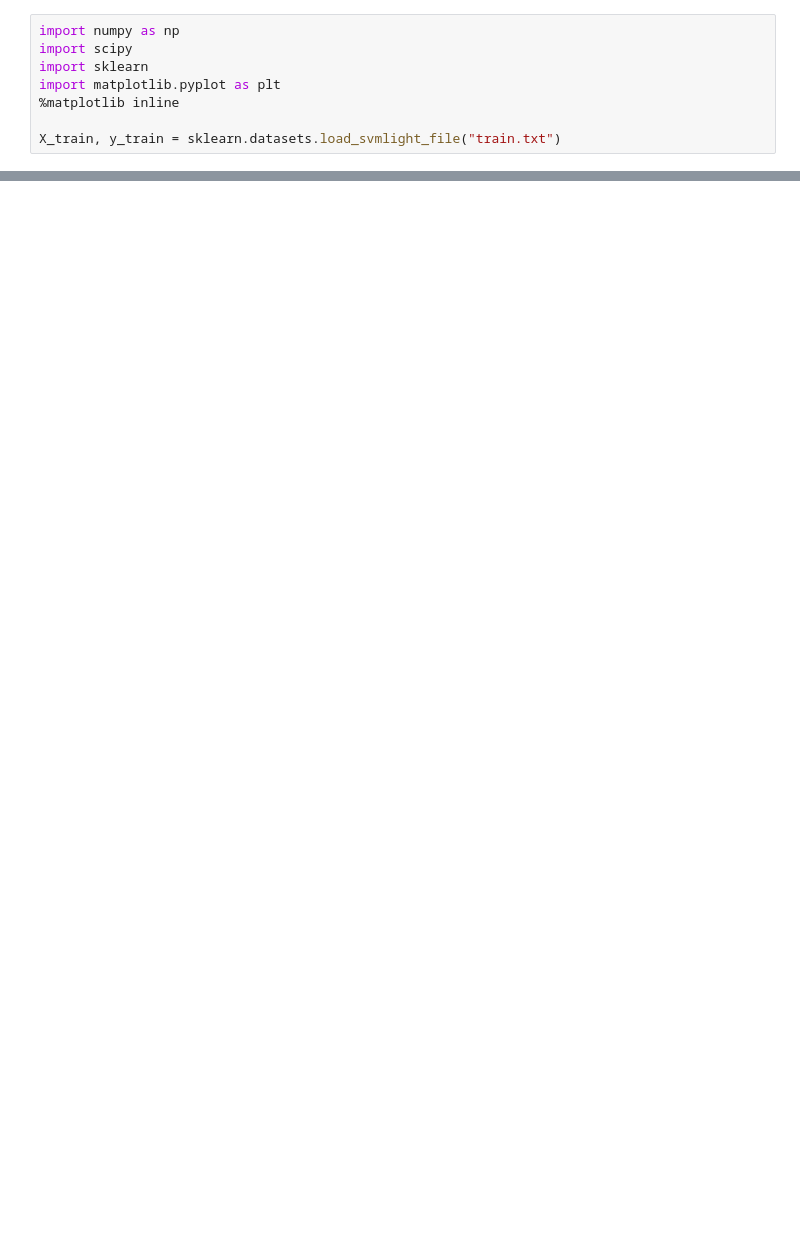
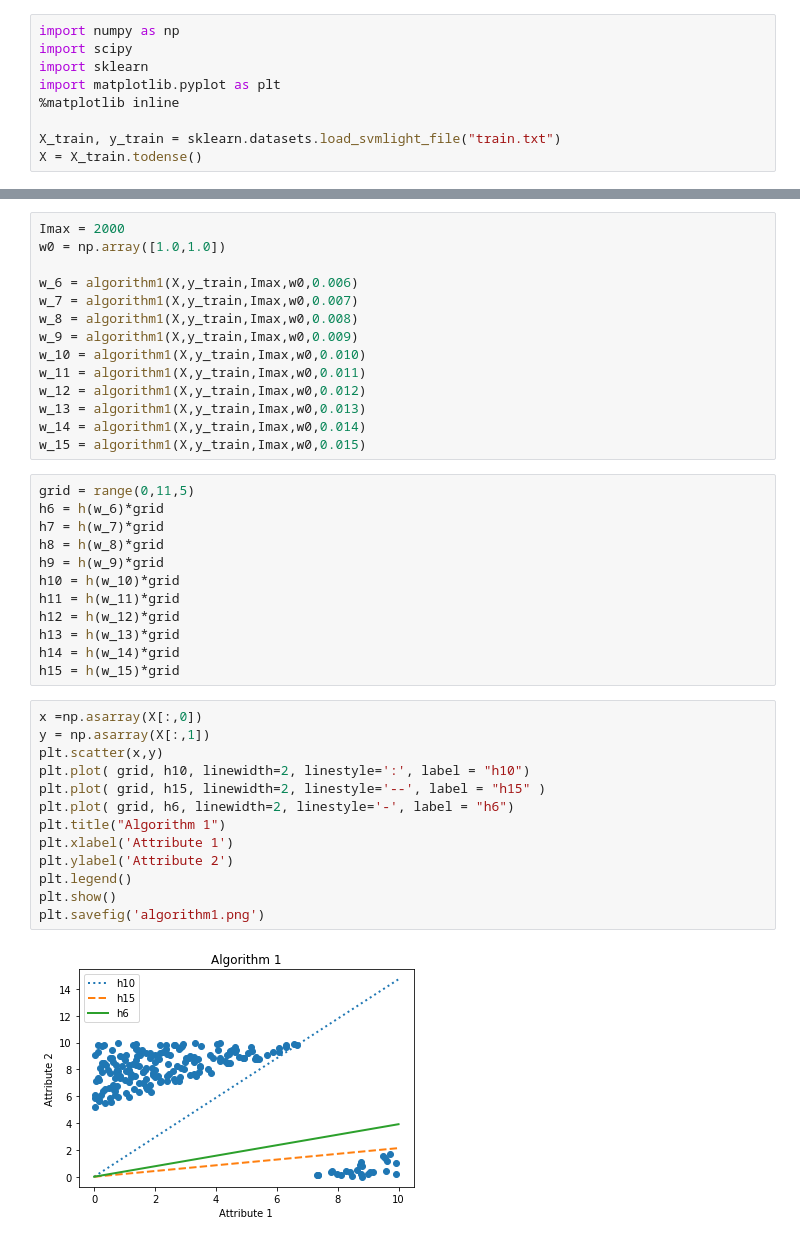
Before and after one commit to julienneves/cornell-cs-6780, a Jupyter notebook: Problem Set 2/a2_q3_msi34_jmn252.ipynb, the cells around one changed output, grey strips where cells are left out. Saved outputs shown, nothing was run; the diff lists cells and outputs as text; blank space fills up the shorter version.

```diff
--- a/Problem Set 2/a2_q3_msi34_jmn252.ipynb
+++ b/Problem Set 2/a2_q3_msi34_jmn252.ipynb
@@ -6,3 +8,4 @@ import matplotlib.pyplot as plt
 %matplotlib inline
 
 X_train, y_train = sklearn.datasets.load_svmlight_file("train.txt")
+X = X_train.todense()
@@ -10,0 +28,41 @@ NameError: name 'w_9' is not defined
+# %%
+Imax = 2000
+w0 = np.array([1.0,1.0])
+
+w_6 = algorithm1(X,y_train,Imax,w0,0.006)
+w_7 = algorithm1(X,y_train,Imax,w0,0.007)
+w_8 = algorithm1(X,y_train,Imax,w0,0.008)
+w_9 = algorithm1(X,y_train,Imax,w0,0.009)
+w_10 = algorithm1(X,y_train,Imax,w0,0.010)
+w_11 = algorithm1(X,y_train,Imax,w0,0.011)
+w_12 = algorithm1(X,y_train,Imax,w0,0.012)
+w_13 = algorithm1(X,y_train,Imax,w0,0.013)
+w_14 = algorithm1(X,y_train,Imax,w0,0.014)
+w_15 = algorithm1(X,y_train,Imax,w0,0.015)
+# %%
+grid = range(0,11,5)
+h6 = h(w_6)*grid
+h7 = h(w_7)*grid
+h8 = h(w_8)*grid
+h9 = h(w_9)*grid
+h10 = h(w_10)*grid
+h11 = h(w_11)*grid
+h12 = h(w_12)*grid
+h13 = h(w_13)*grid
+h14 = h(w_14)*grid
+h15 = h(w_15)*grid
+# %%
+x =np.asarray(X[:,0])
+y = np.asarray(X[:,1])
+plt.scatter(x,y)
+plt.plot( grid, h10, linewidth=2, linestyle=':', label = "h10")
+plt.plot( grid, h15, linewidth=2, linestyle='--', label = "h15" )
+plt.plot( grid, h6, linewidth=2, linestyle='-', label = "h6")
+plt.title("Algorithm 1")
+plt.xlabel('Attribute 1')
+plt.ylabel('Attribute 2')
+plt.legend()
+plt.show()
+plt.savefig('algorithm1.png')
+# %% [output]
+[figure, added]
```
Also changed, not shown: parts of 16 cells of this notebook.
